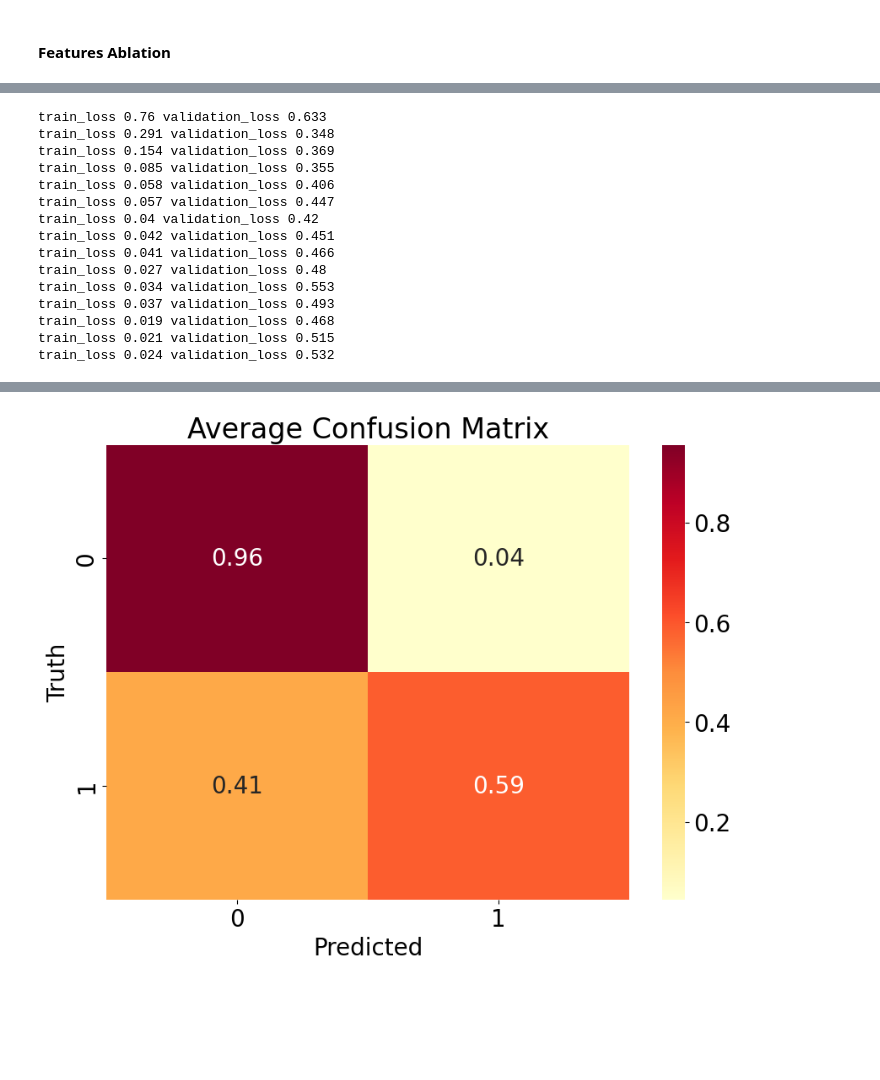
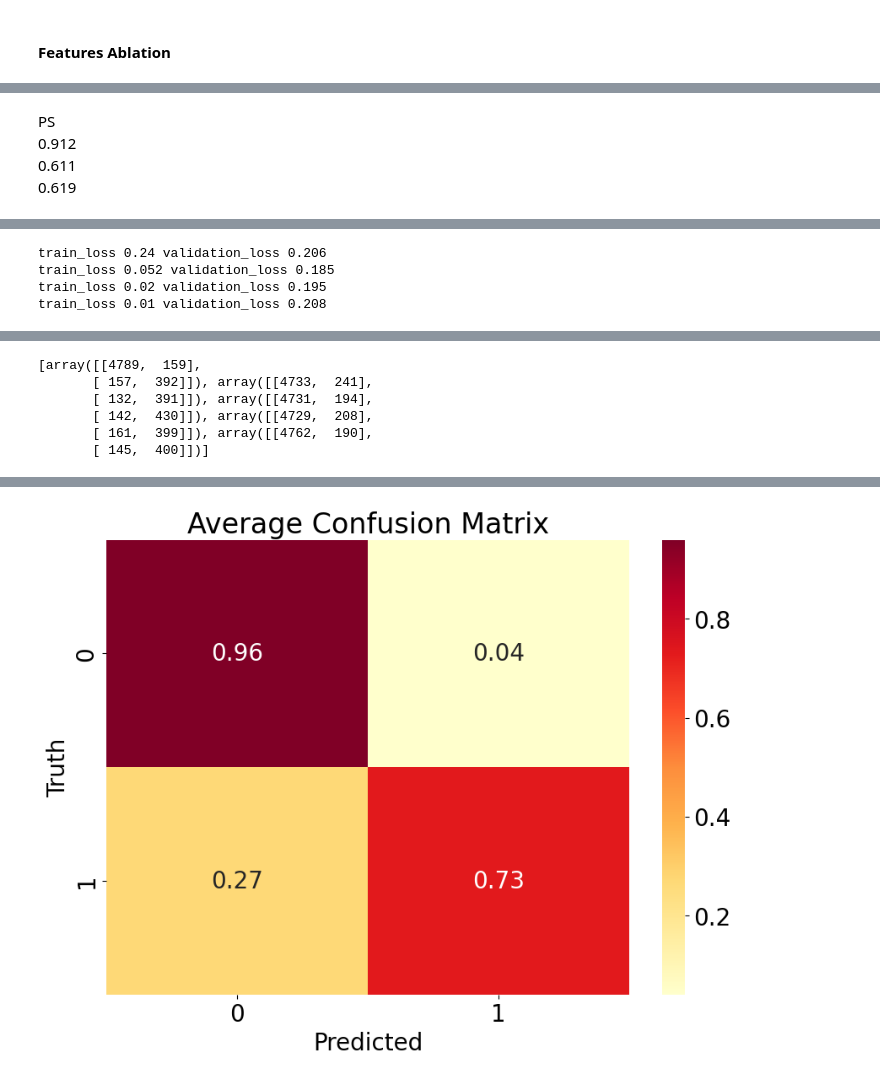
Before and after one commit to Peneapple/SRDP, a Jupyter notebook: Code/Performance_AblationTest.ipynb, the cells around one changed output, grey strips where cells are left out. Saved outputs shown, nothing was run; the diff lists cells and outputs as text; code cells hidden in the pictures; blank space fills up the shorter version.

```diff
--- a/Code/Performance_AblationTest.ipynb
+++ b/Code/Performance_AblationTest.ipynb
@@ -1484,5 +1145,5 @@ Average Recall:  0.6451044823957243
 # %%
-# DS 0.858
+# DS
 X = []
 y = []
 from tqdm import tqdm
@@ -1544,8 +1205,12 @@ for i in range(5):
     X_test, y_test = zip(*test_data)
     X_train, y_train = zip(*train_data)
 
+    scaler = StandardScaler()
+    X_train = scaler.fit_transform(X_train)
+    X_test = scaler.transform(X_test)
+
     # Run the MLP model
-    num_train_epochs = 15
+    num_train_epochs = 4
     model, train_losses, validation_losses = run_MLP(
         X_train, X_test, y_train, y_test, batch_size=100,
         learning_rate=1e-4, weight_decay=1e-3, num_train_epochs=num_train_epochs)
@@ -1563,16 +1228,22 @@ for i in range(5):
     # Predict probabilities for the test data
     probs = model.predict_proba(X_test)
 
+    # Change the threshold
+    threshold = 0.2
+    y_pred = np.where(probs[:,1] > threshold, 1, 0)
+
     # Calculate the ROC curve and AUC
     fpr, tpr, thresholds = roc_curve(y_test, probs[:, 1])
     roc_auc = auc(fpr, tpr)
     roc_data.append((fpr, tpr, roc_auc))
 
     # Calculate confusion matrix
-    y_pred = model.predict(X_test)
+    #y_pred = model.predict(X_test)
     cm = confusion_matrix(y_test, y_pred)
     cms.append(cm)
 
+
+print(cms)
 # Plot all AUCs
 plt.figure(figsize=(7, 5))
 for i, (fpr, tpr, roc_auc) in enumerate(roc_data):
@@ -1746,8 +1373,12 @@ for i in range(5):
     X_test, y_test = zip(*test_data)
     X_train, y_train = zip(*train_data)
 
+    scaler = StandardScaler()
+    X_train = scaler.fit_transform(X_train)
+    X_test = scaler.transform(X_test)
+
     # Run the MLP model
-    num_train_epochs = 15
+    num_train_epochs = 4
     model, train_losses, validation_losses = run_MLP(
         X_train, X_test, y_train, y_test, batch_size=100,
         learning_rate=1e-4, weight_decay=1e-3, num_train_epochs=num_train_epochs)
@@ -1765,17 +1396,22 @@ for i in range(5):
     # Predict probabilities for the test data
     probs = model.predict_proba(X_test)
 
+    # Change the threshold
+    threshold = 0.2
+    y_pred = np.where(probs[:,1] > threshold, 1, 0)
+
     # Calculate the ROC curve and AUC
     fpr, tpr, thresholds = roc_curve(y_test, probs[:, 1])
     roc_auc = auc(fpr, tpr)
     roc_data.append((fpr, tpr, roc_auc))
 
     # Calculate confusion matrix
-    y_pred = model.predict(X_test)
+    #y_pred = model.predict(X_test)
     cm = confusion_matrix(y_test, y_pred)
     cms.append(cm)
 
 # Plot all AUCs
+print(cms)
 plt.figure(figsize=(7, 5))
 for i, (fpr, tpr, roc_auc) in enumerate(roc_data):
     plt.plot(fpr, tpr, label=f'ROC curve {i+1} (area = {roc_auc:.2f})')
@@ -1888,3 +1475,8 @@ train_loss 0.02 validation_loss 0.541
+# %% [markdown]
+PS\
+0.912\
+0.611\
+0.619
 # %%
 # DPS
 X = []
@@ -1948,8 +1540,12 @@ for i in range(5):
     X_test, y_test = zip(*test_data)
     X_train, y_train = zip(*train_data)
 
+    scaler = StandardScaler()
+    X_train = scaler.fit_transform(X_train)
+    X_test = scaler.transform(X_test)
+
     # Run the MLP model
-    num_train_epochs = 15
+    num_train_epochs = 4
     model, train_losses, validation_losses = run_MLP(
         X_train, X_test, y_train, y_test, batch_size=100,
         learning_rate=1e-4, weight_decay=1e-3, num_train_epochs=num_train_epochs)
@@ -1967,17 +1563,22 @@ for i in range(5):
     # Predict probabilities for the test data
     probs = model.predict_proba(X_test)
 
+    # Change the threshold
+    threshold = 0.2
+    y_pred = np.where(probs[:,1] > threshold, 1, 0)
+
     # Calculate the ROC curve and AUC
     fpr, tpr, thresholds = roc_curve(y_test, probs[:, 1])
     roc_auc = auc(fpr, tpr)
     roc_data.append((fpr, tpr, roc_auc))
 
     # Calculate confusion matrix
-    y_pred = model.predict(X_test)
+    #y_pred = model.predict(X_test)
     cm = confusion_matrix(y_test, y_pred)
     cms.append(cm)
 
 # Plot all AUCs
+print(cms)
 plt.figure(figsize=(7, 5))
 for i, (fpr, tpr, roc_auc) in enumerate(roc_data):
     plt.plot(fpr, tpr, label=f'ROC curve {i+1} (area = {roc_auc:.2f})')
@@ -2072,15 +1629,4 @@ train_loss 0.022 validation_loss 0.544
-train_loss 0.76 validation_loss 0.633
-train_loss 0.291 validation_loss 0.348
-train_loss 0.154 validation_loss 0.369
-train_loss 0.085 validation_loss 0.355
-train_loss 0.058 validation_loss 0.406
-train_loss 0.057 validation_loss 0.447
-train_loss 0.04 validation_loss 0.42
-train_loss 0.042 validation_loss 0.451
-train_loss 0.041 validation_loss 0.466
-train_loss 0.027 validation_loss 0.48
-train_loss 0.034 validation_loss 0.553
-train_loss 0.037 validation_loss 0.493
-train_loss 0.019 validation_loss 0.468
-train_loss 0.021 validation_loss 0.515
-train_loss 0.024 validation_loss 0.532
+train_loss 0.24 validation_loss 0.206
+train_loss 0.052 validation_loss 0.185
+train_loss 0.02 validation_loss 0.195
+train_loss 0.01 validation_loss 0.208
@@ -2087,0 +1634,6 @@ train_loss 0.024 validation_loss 0.532
+[array([[4789,  159],
+       [ 157,  392]]), array([[4733,  241],
+       [ 132,  391]]), array([[4731,  194],
+       [ 142,  430]]), array([[4729,  208],
+       [ 161,  399]]), array([[4762,  190],
+       [ 145,  400]])]
@@ -2089 +1641 @@ train_loss 0.024 validation_loss 0.532
-[figure, old version]
+[figure, new version]
```
Also changed, not shown: parts of 35 cells of this notebook, 3 other files.
